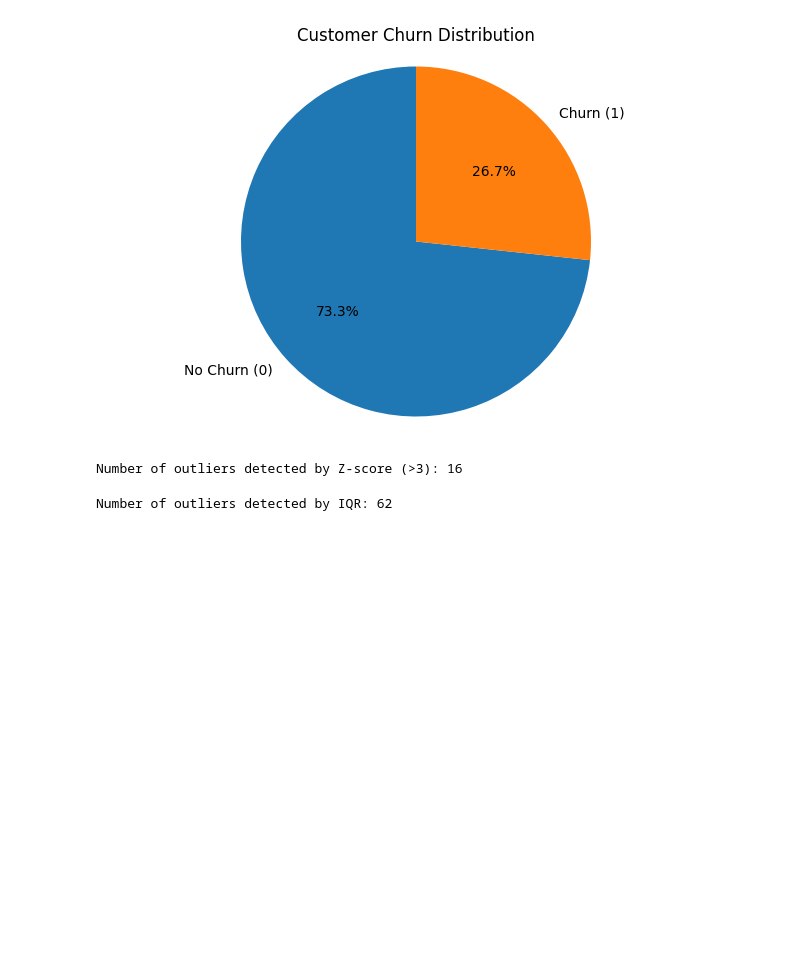
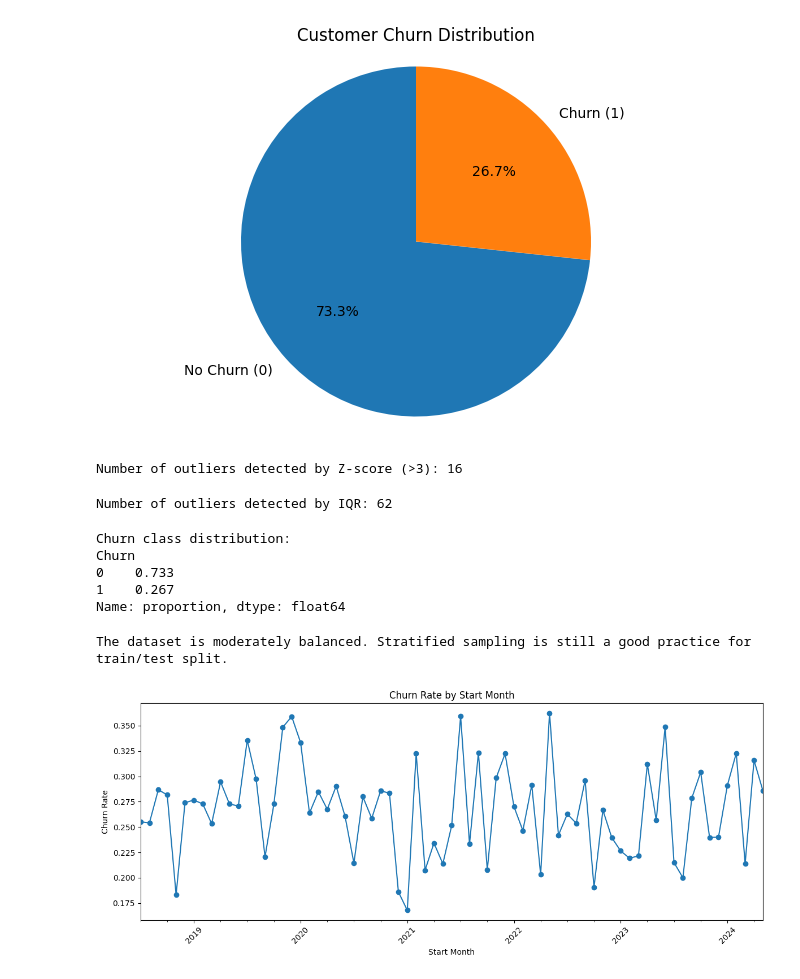
Before and after one commit to Maimoon-github/Customer-Churn-Prediction, a Jupyter notebook: notebooks/NoteBook.ipynb, the cells around one changed output. Drawn from its saved outputs; the diff is of its cells as text; code cells hidden in the pictures; blank space fills up the shorter version.

```diff
--- a/notebooks/NoteBook.ipynb
+++ b/notebooks/NoteBook.ipynb
@@ -311,0 +324,47 @@ fig_iqr.show()
+# %%
+# Check class balance for the target variable 'Churn'
+churn_counts = data['Churn'].value_counts(normalize=True)
+print("Churn class distribution:")
+print(churn_counts)
+# %% [output]
+Churn class distribution:
+Churn
+0    0.733
+1    0.267
+Name: proportion, dtype: float64
+# %%
+# Assess imbalance
+imbalance_threshold = 0.1  # If any class <10% or >90%, it's highly imbalanced
+minority_class_pct = churn_counts.min()
+if minority_class_pct < imbalance_threshold or (1 - minority_class_pct) < imbalance_threshold:
+    print("Warning: The dataset is highly imbalanced. Stratified sampling is recommended.")
+else:
+    print("The dataset is moderately balanced. Stratified sampling is still a good practice for train/test split.")
+# %% [output]
+The dataset is moderately balanced. Stratified sampling is still a good practice for train/test split.
+# %%
+# reference date
+ref_date = pd.to_datetime('2024-06-01')
+
+# compute StartMonth as Timestamp, then convert to datetime64 and to Period[M]
+data['StartMonth'] = data['Tenure'].apply(lambda x: ref_date - pd.DateOffset(months=x))
+data['StartMonth'] = pd.to_datetime(data['StartMonth']).dt.to_period('M')
+
+# churn rate by month
+churn_by_month = data.groupby('StartMonth')['Churn'].mean()
+
+# compute StartQuarter from the period
+data['StartQuarter'] = data['StartMonth'].dt.to_timestamp().dt.to_period('Q')
+churn_by_quarter = data.groupby('StartQuarter')['Churn'].mean()
+# %%
+# Plot churn by month
+plt.figure(figsize=(12, 5))
+churn_by_month.plot(marker='o')
+plt.title('Churn Rate by Start Month')
+plt.ylabel('Churn Rate')
+plt.xlabel('Start Month')
+plt.xticks(rotation=45)
+plt.tight_layout()
+plt.show()
+# %% [output]
+[figure, added]
```
Also changed, not shown: parts of 8 cells of this notebook.
